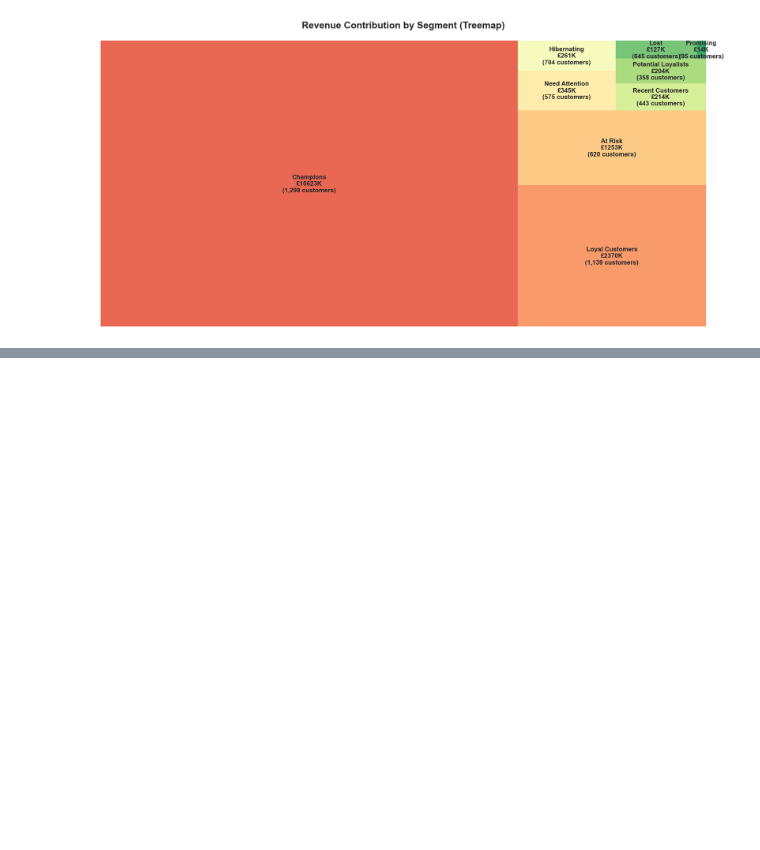
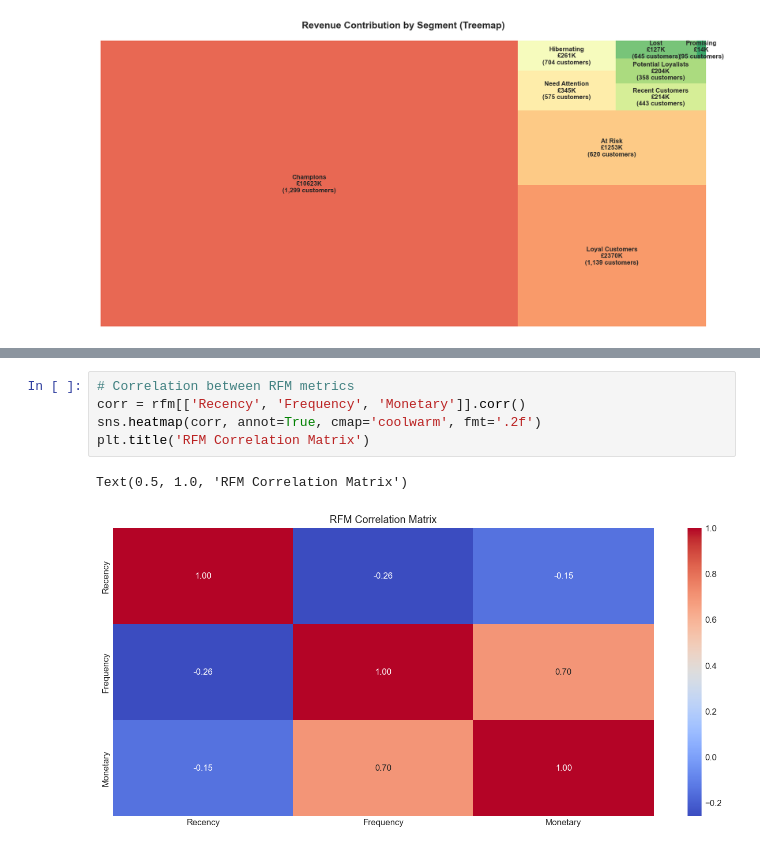
Before and after one commit to Dallenrich/RFM-analysis, a Jupyter notebook: notebooks/05_insights.ipynb, the cells around one changed output, grey strips where cells are left out. Cells and saved outputs as stored; diff of their text form; blank space fills up the shorter version.

```diff
--- a/notebooks/05_insights.ipynb
+++ b/notebooks/05_insights.ipynb
@@ -149,0 +308,8 @@ plt.show()
+# %%
+# Correlation between RFM metrics
+corr = rfm[['Recency', 'Frequency', 'Monetary']].corr()
+sns.heatmap(corr, annot=True, cmap='coolwarm', fmt='.2f')
+plt.title('RFM Correlation Matrix')
+# %% [output]
+Text(0.5, 1.0, 'RFM Correlation Matrix')
+[figure, added]
```
Also changed, not shown: parts of 4 cells of this notebook, 1 other file.
